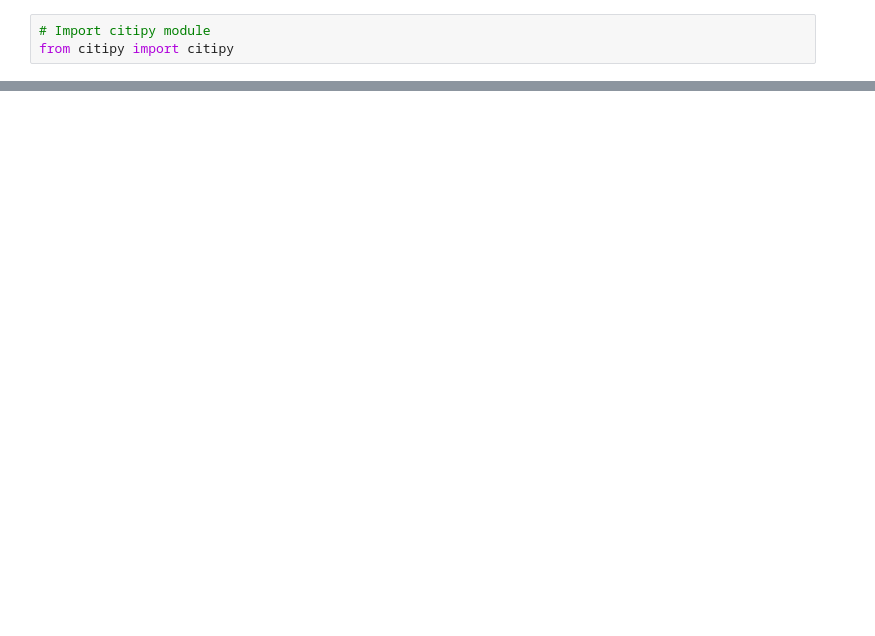
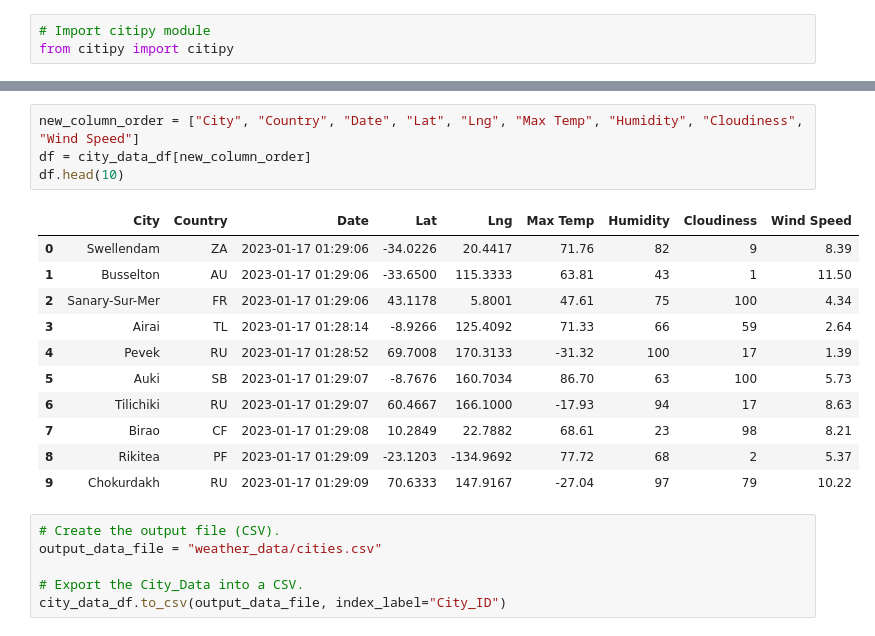
Before and after one commit to MMosquito/World_Weather_Analysis, a Jupyter notebook: WeatherPy.ipynb, the cells around one changed output, grey strips where cells are left out. Saved outputs shown, nothing was run; the diff lists cells and outputs as text; blank space fills up the shorter version.

```diff
--- a/WeatherPy.ipynb
+++ b/WeatherPy.ipynb
@@ -55,0 +169,22 @@ len(cities)
+# %%
+new_column_order = ["City", "Country", "Date", "Lat", "Lng", "Max Temp", "Humidity", "Cloudiness", "Wind Speed"]
+df = city_data_df[new_column_order]
+df.head(10)
+# %% [output]
+|  | City | Country | Date | Lat | Lng | Max Temp | Humidity | Cloudiness | Wind Speed |
+| 0 | Swellendam | ZA | 2023-01-17 01:29:06 | -34.0226 | 20.4417 | 71.76 | 82 | 9 | 8.39 |
+| 1 | Busselton | AU | 2023-01-17 01:29:06 | -33.6500 | 115.3333 | 63.81 | 43 | 1 | 11.50 |
+| 2 | Sanary-Sur-Mer | FR | 2023-01-17 01:29:06 | 43.1178 | 5.8001 | 47.61 | 75 | 100 | 4.34 |
+| 3 | Airai | TL | 2023-01-17 01:28:14 | -8.9266 | 125.4092 | 71.33 | 66 | 59 | 2.64 |
+| 4 | Pevek | RU | 2023-01-17 01:28:52 | 69.7008 | 170.3133 | -31.32 | 100 | 17 | 1.39 |
+| 5 | Auki | SB | 2023-01-17 01:29:07 | -8.7676 | 160.7034 | 86.70 | 63 | 100 | 5.73 |
+| 6 | Tilichiki | RU | 2023-01-17 01:29:07 | 60.4667 | 166.1000 | -17.93 | 94 | 17 | 8.63 |
+| 7 | Birao | CF | 2023-01-17 01:29:08 | 10.2849 | 22.7882 | 68.61 | 23 | 98 | 8.21 |
+| 8 | Rikitea | PF | 2023-01-17 01:29:09 | -23.1203 | -134.9692 | 77.72 | 68 | 2 | 5.37 |
+| 9 | Chokurdakh | RU | 2023-01-17 01:29:09 | 70.6333 | 147.9167 | -27.04 | 97 | 79 | 10.22 |
+# %%
+# Create the output file (CSV).
+output_data_file = "weather_data/cities.csv"
+
+# Export the City_Data into a CSV.
+city_data_df.to_csv(output_data_file, index_label="City_ID")
```
Also changed, not shown: parts of 7 cells of this notebook.
